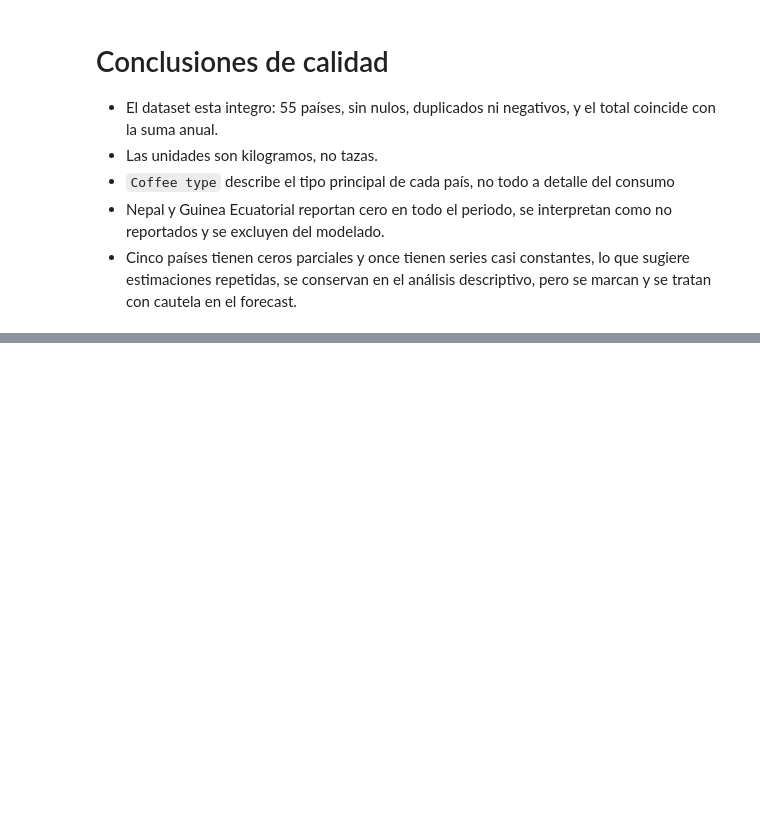
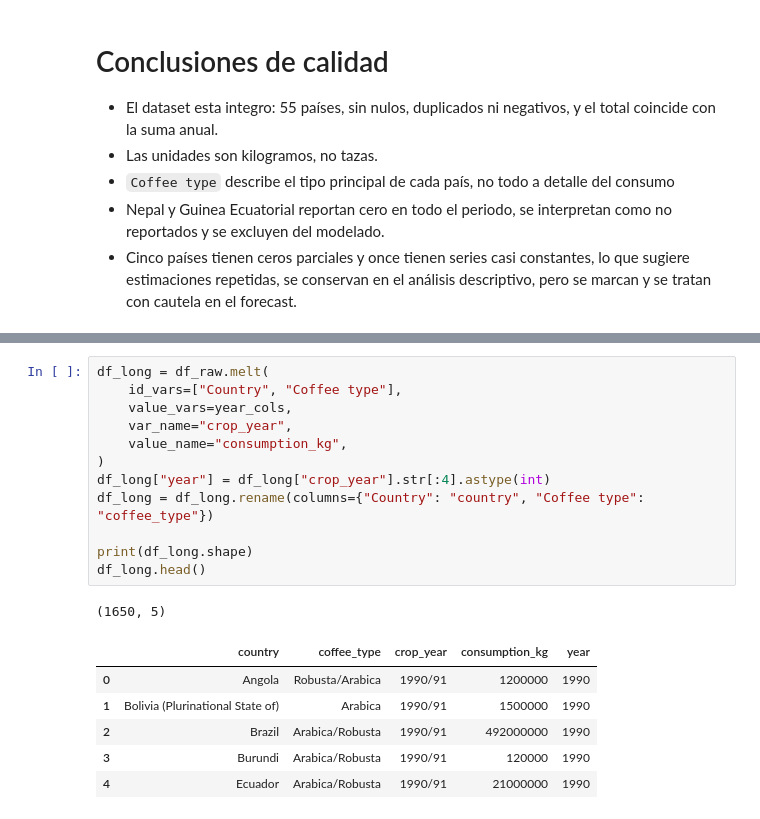
Before and after one commit to Nathmaury/Garden-Coffee, a Jupyter notebook: 01_notebook_eda/EDA_garden_coffee.ipynb, the cells around one changed output, grey strips where cells are left out. Drawn from its saved outputs; the diff is of its cells as text; blank space fills up the shorter version.

```diff
--- a/01_notebook_eda/EDA_garden_coffee.ipynb
+++ b/01_notebook_eda/EDA_garden_coffee.ipynb
@@ -127,0 +131,20 @@ planas.sort_values("valores_distintos")
+# %%
+df_long = df_raw.melt(
+    id_vars=["Country", "Coffee type"],
+    value_vars=year_cols,
+    var_name="crop_year",
+    value_name="consumption_kg",
+)
+df_long["year"] = df_long["crop_year"].str[:4].astype(int)
+df_long = df_long.rename(columns={"Country": "country", "Coffee type": "coffee_type"})
+
+print(df_long.shape)
+df_long.head()
+# %% [output]
+(1650, 5)
+|  | country | coffee_type | crop_year | consumption_kg | year |
+| 0 | Angola | Robusta/Arabica | 1990/91 | 1200000 | 1990 |
+| 1 | Bolivia (Plurinational State of) | Arabica | 1990/91 | 1500000 | 1990 |
+| 2 | Brazil | Arabica/Robusta | 1990/91 | 492000000 | 1990 |
+| 3 | Burundi | Arabica/Robusta | 1990/91 | 120000 | 1990 |
+| 4 | Ecuador | Arabica/Robusta | 1990/91 | 21000000 | 1990 |
```
Also changed, not shown: parts of 5 cells of this notebook, 1 other file.
